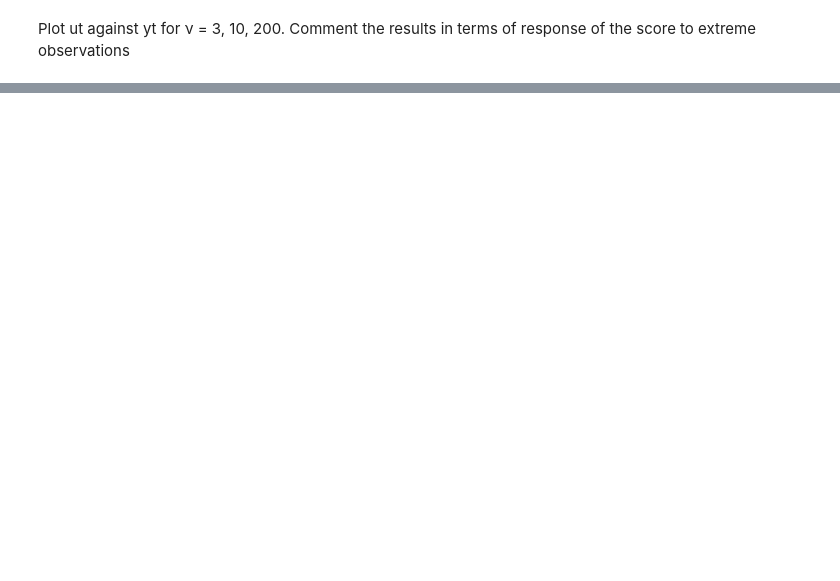
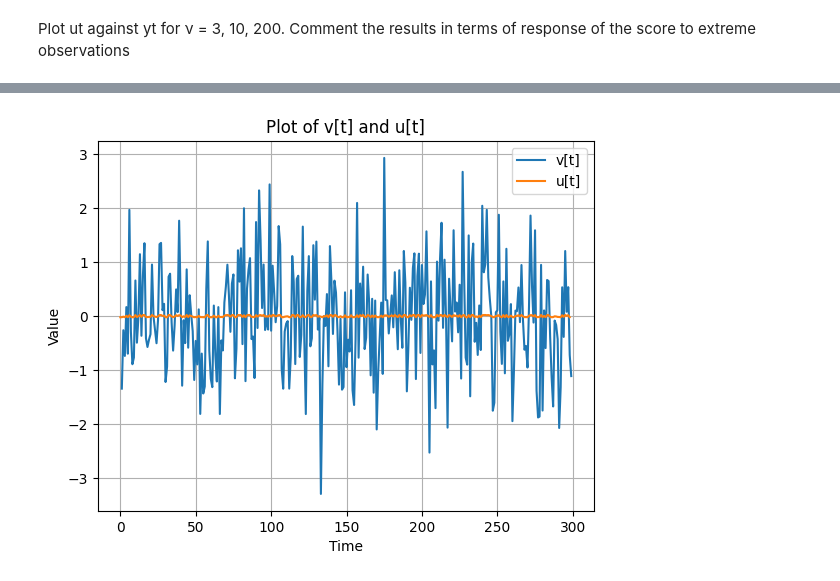
Before and after one commit to alberello00/Advanced-time-series, a Jupyter notebook: R files for score-driven simulation and estimation-20230530/py_functions_DCS.ipynb, the cells around one changed output, grey strips where cells are left out. Saved outputs shown, nothing was run; the diff lists cells and outputs as text; code cells hidden in the pictures; blank space fills up the shorter version.

```diff
--- a/R files for score-driven simulation and estimation-20230530/py_functions_DCS.ipynb
+++ b/R files for score-driven simulation and estimation-20230530/py_functions_DCS.ipynb
@@ -219,0 +327,13 @@ interactive(children=(IntSlider(value=3, description='ν:', max=200, min=3, step
+# %%
+u = result['Innovation_u_t']
+v = result['Prediction error']
+plt.plot( v, label='v[t]')
+plt.plot( u, label='u[t]')
+plt.xlabel('Time')
+plt.ylabel('Value')
+plt.title('Plot of v[t] and u[t]')
+plt.legend()
+plt.grid(True)
+plt.show()
+# %% [output]
+[figure, added]
```
Also changed, not shown: parts of 20 cells of this notebook, 8 other files.
